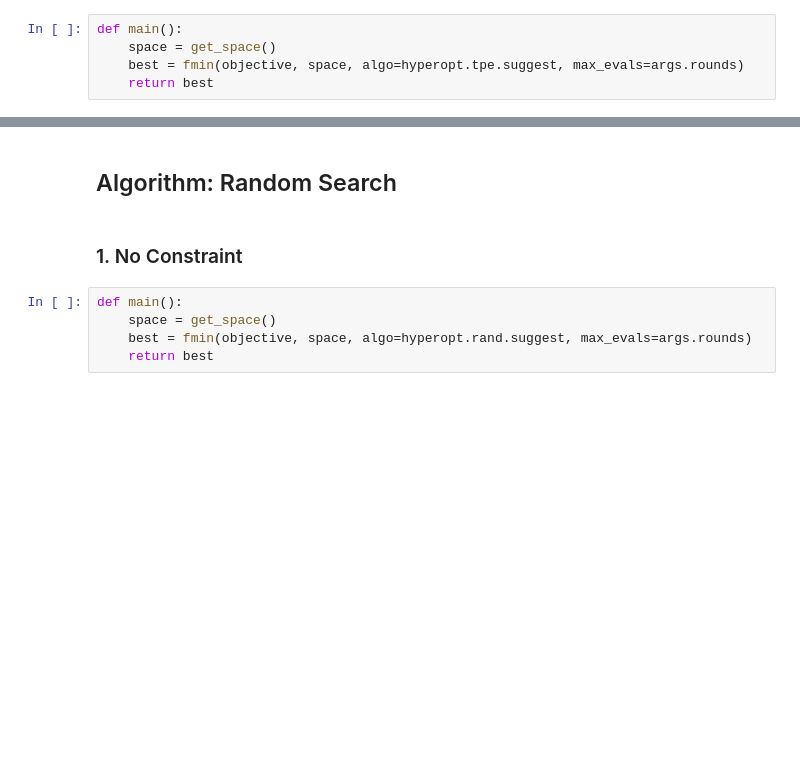
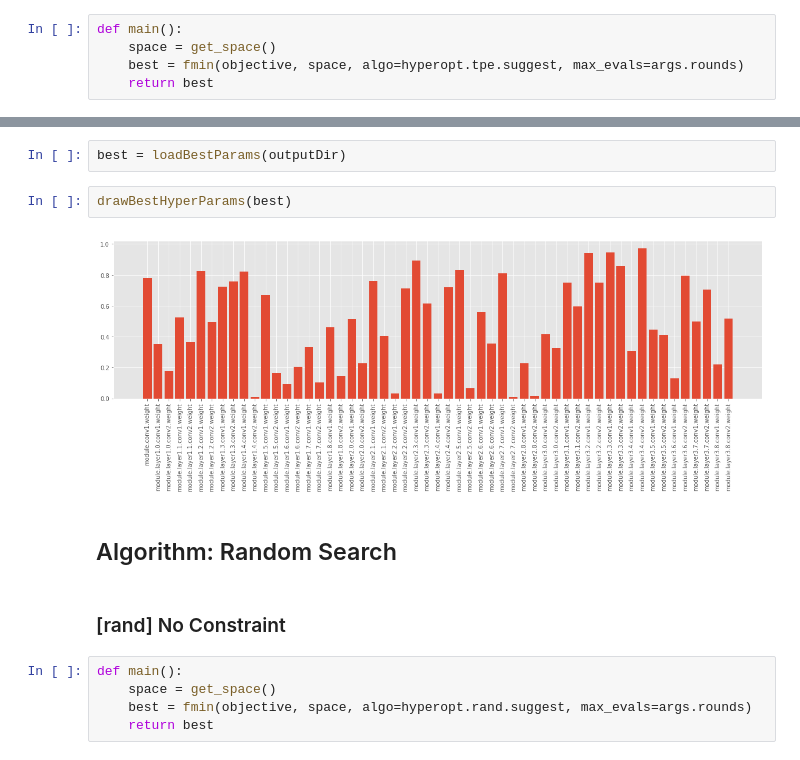
Before and after one commit to Chih-Ling-Hsu/distiller, a Jupyter notebook: AutoCompression.ipynb, the cells around one changed output, grey strips where cells are left out. Cells and saved outputs as stored; diff of their text form; blank space fills up the shorter version.

```diff
--- a/AutoCompression.ipynb
+++ b/AutoCompression.ipynb
@@ -261,7 +327,13 @@ with open(os.path.join(outputDir, 'best.json'), 'w') as f:
+# %%
+best = loadBestParams(outputDir)
+# %%
+drawBestHyperParams(best)
+# %% [output]
+[figure, added]
 # %% [markdown]
 ## Algorithm: Random Search
 # %% [markdown]
-### 1. No Constraint
+### [rand] No Constraint
 # %%
 def main():
     space = get_space()
```
Also changed, not shown: parts of 14 cells of this notebook.
